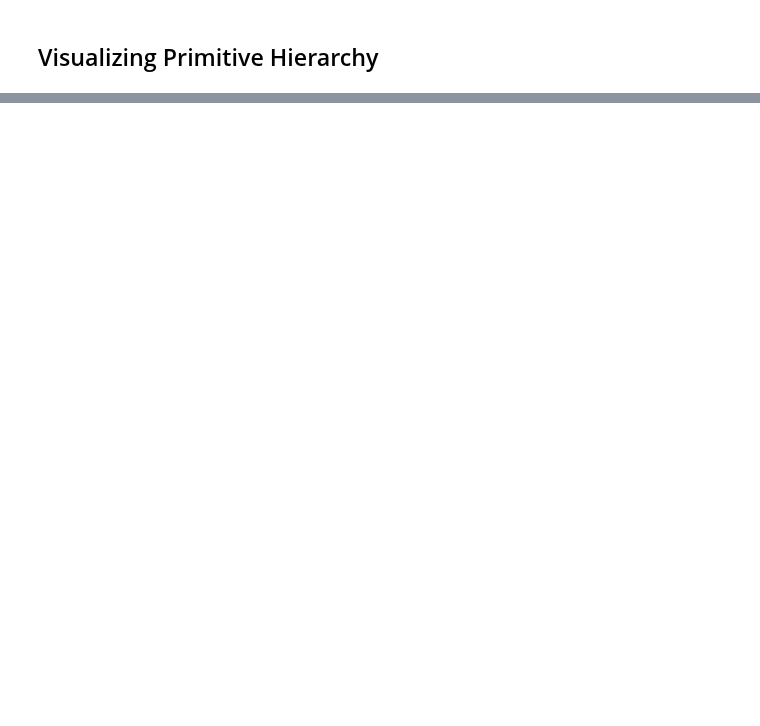
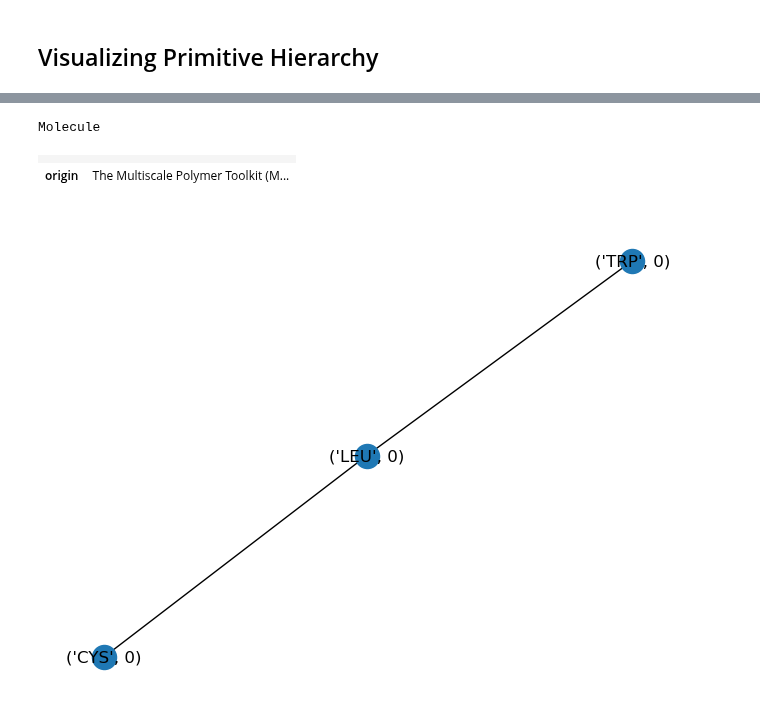
Before and after one commit to StephMcCallum/mupt-examples, a Jupyter notebook: tripeptide.ipynb, the cells around one changed output, grey strips where cells are left out. Cells and saved outputs as stored; diff of their text form; code cells hidden in the pictures; blank space fills up the shorter version.

```diff
--- a/tripeptide.ipynb
+++ b/tripeptide.ipynb
@@ -75,35 +2,0 @@ def uniform_spacing_about_origin(n : int, scale : float=1.0) -> np.ndarray:
-# %%
-from mupt.interfaces.rdkit import primitive_from_rdkit
-
-
-AA_PDB_CODES : dict[str, str] = {
-    'G' : 'GLY',
-    'A' : 'ALA',
-    'V' : 'VAL',
-    'L' : 'LEU',
-    'I' : 'ILE',
-    'T' : 'THR',
-    'S' : 'SER',
-    'M' : 'MET',
-    'C' : 'CYS',
-    'P' : 'PRO',
-    'F' : 'PHE',
-    'Y' : 'TYR',
-    'W' : 'TRP',
-    'H' : 'HIS',
-    'K' : 'LYS',
-    'R' : 'ARG',
-    'D' : 'ASP',
-    'E' : 'GLU',
-    'N' : 'ASN',
-    'Q' : 'GLN',
-}
-
-
-# seq : str = 'AFCH'
-seq : str = 'WLC'
-peptide, residues, conf_id = peptide_mol_from_FASTA(seq)
-
-display(peptide)
-for AA, residue in residues.items():
-    display(residue)
@@ -237,0 +182,12 @@ plt.show()
+# %%
+# show contents of molecule
+print(molecule_prim.hierarchy_summary(to_depth=1))
+molecule_prim.visualize_topology()
+
+rdmol = primitive_to_rdkit(molecule_prim)
+display(rdmol)
+# %% [output]
+Molecule
+|  |  |
+| origin | The Multiscale Polymer Toolkit (M... |
+[figure, added]
```
Also changed, not shown: parts of 7 cells of this notebook.
